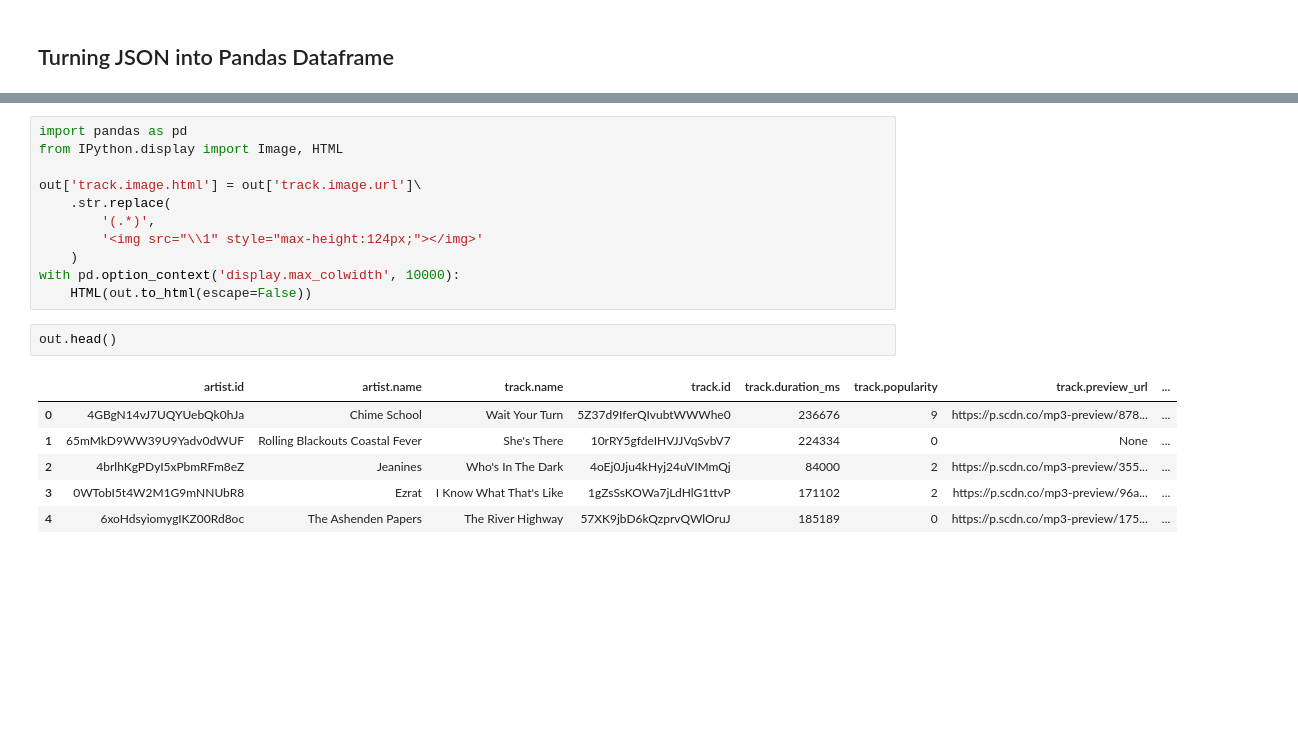
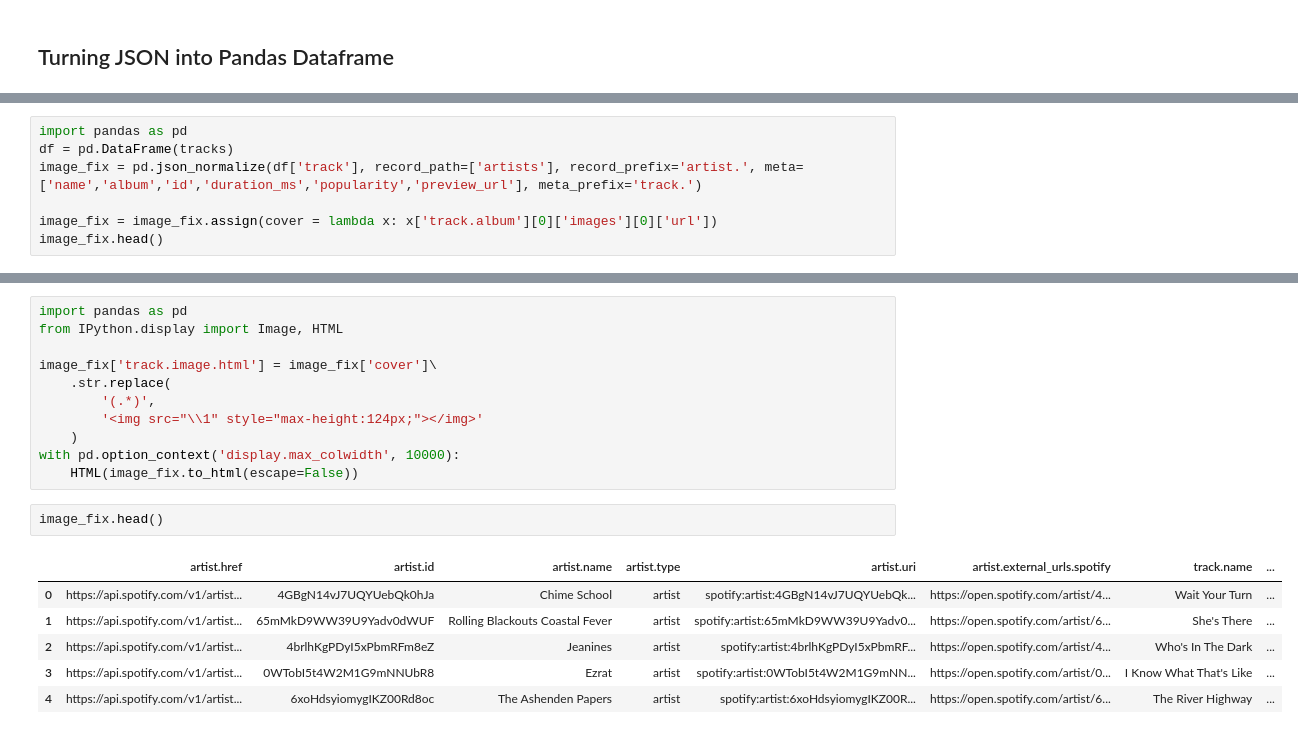
Before and after one commit to januff/spotify-completist, a Jupyter notebook: nbs/index.ipynb, the cells around one changed output, grey strips where cells are left out. Drawn from its saved outputs; the diff is of its cells as text; blank space fills up the shorter version.

Commit message:
cover images

```diff
--- a/nbs/index.ipynb
+++ b/nbs/index.ipynb
@@ -97,3 +96,10 @@ out.head()
 | 2 | 4brlhKgPDyI5xPbmRFm8eZ | Jeanines | Who's In The Dark | 4oEj0Jju4kHyj24uVIMmQj | 84000 | 2 | https://p.scdn.co/mp3-preview/355... | ... |
 | 3 | 0WTobI5t4W2M1G9mNNUbR8 | Ezrat | I Know What That's Like | 1gZsSsKOWa7jLdHlG1ttvP | 171102 | 2 | https://p.scdn.co/mp3-preview/96a... | ... |
 | 4 | 6xoHdsyiomygIKZ00Rd8oc | The Ashenden Papers | The River Highway | 57XK9jbD6kQzprvQWlOruJ | 185189 | 0 | https://p.scdn.co/mp3-preview/175... | ... |
+# %%
+import pandas as pd
+df = pd.DataFrame(tracks)
+image_fix = pd.json_normalize(df['track'], record_path=['artists'], record_prefix='artist.', meta=['name','album','id','duration_ms','popularity','preview_url'], meta_prefix='track.')
+
+image_fix = image_fix.assign(cover = lambda x: x['track.album'][0]['images'][0]['url'])
+image_fix.head()
@@ -101,19 +128,19 @@ out.head()
 import pandas as pd
 from IPython.display import Image, HTML
 
-out['track.image.html'] = out['track.image.url']\
+image_fix['track.image.html'] = image_fix['cover']\
     .str.replace(
         '(.*)',
         '<img src="\\1" style="max-height:124px;"></img>'
     )
 with pd.option_context('display.max_colwidth', 10000):
-    HTML(out.to_html(escape=False))
+    HTML(image_fix.to_html(escape=False))
 # %%
-out.head()
+image_fix.head()
 # %% [output]
-|  | artist.id | artist.name | track.name | track.id | track.duration_ms | track.popularity | track.preview_url | ... |
-| 0 | 4GBgN14vJ7UQYUebQk0hJa | Chime School | Wait Your Turn | 5Z37d9IferQIvubtWWWhe0 | 236676 | 9 | https://p.scdn.co/mp3-preview/878... | ... |
-| 1 | 65mMkD9WW39U9Yadv0dWUF | Rolling Blackouts Coastal Fever | She's There | 10rRY5gfdeIHVJJVqSvbV7 | 224334 | 0 | None | ... |
-| 2 | 4brlhKgPDyI5xPbmRFm8eZ | Jeanines | Who's In The Dark | 4oEj0Jju4kHyj24uVIMmQj | 84000 | 2 | https://p.scdn.co/mp3-preview/355... | ... |
-| 3 | 0WTobI5t4W2M1G9mNNUbR8 | Ezrat | I Know What That's Like | 1gZsSsKOWa7jLdHlG1ttvP | 171102 | 2 | https://p.scdn.co/mp3-preview/96a... | ... |
-| 4 | 6xoHdsyiomygIKZ00Rd8oc | The Ashenden Papers | The River Highway | 57XK9jbD6kQzprvQWlOruJ | 185189 | 0 | https://p.scdn.co/mp3-preview/175... | ... |
+|  | artist.href | artist.id | artist.name | artist.type | artist.uri | artist.external_urls.spotify | track.name | ... |
+| 0 | https://api.spotify.com/v1/artist... | 4GBgN14vJ7UQYUebQk0hJa | Chime School | artist | spotify:artist:4GBgN14vJ7UQYUebQk... | https://open.spotify.com/artist/4... | Wait Your Turn | ... |
+| 1 | https://api.spotify.com/v1/artist... | 65mMkD9WW39U9Yadv0dWUF | Rolling Blackouts Coastal Fever | artist | spotify:artist:65mMkD9WW39U9Yadv0... | https://open.spotify.com/artist/6... | She's There | ... |
+| 2 | https://api.spotify.com/v1/artist... | 4brlhKgPDyI5xPbmRFm8eZ | Jeanines | artist | spotify:artist:4brlhKgPDyI5xPbmRF... | https://open.spotify.com/artist/4... | Who's In The Dark | ... |
+| 3 | https://api.spotify.com/v1/artist... | 0WTobI5t4W2M1G9mNNUbR8 | Ezrat | artist | spotify:artist:0WTobI5t4W2M1G9mNN... | https://open.spotify.com/artist/0... | I Know What That's Like | ... |
+| 4 | https://api.spotify.com/v1/artist... | 6xoHdsyiomygIKZ00Rd8oc | The Ashenden Papers | artist | spotify:artist:6xoHdsyiomygIKZ00R... | https://open.spotify.com/artist/6... | The River Highway | ... |
```
Also changed, not shown: parts of 11 cells of this notebook.
